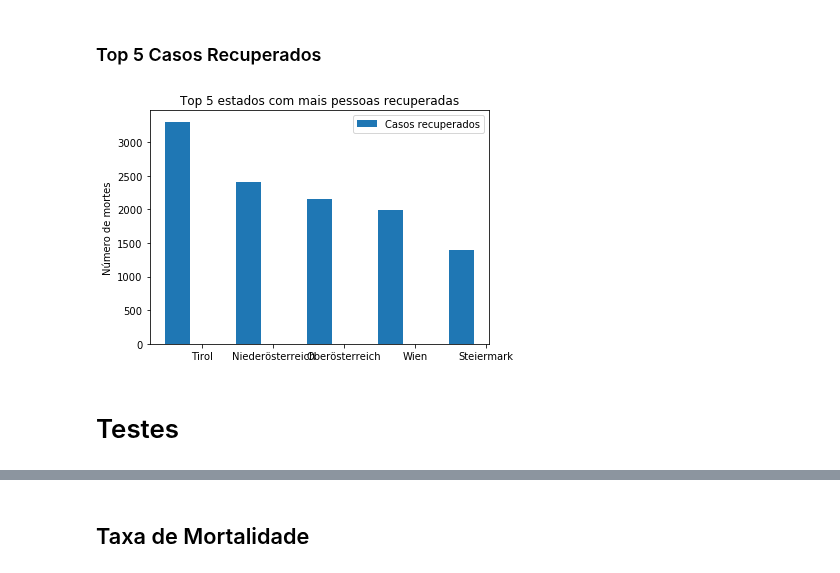
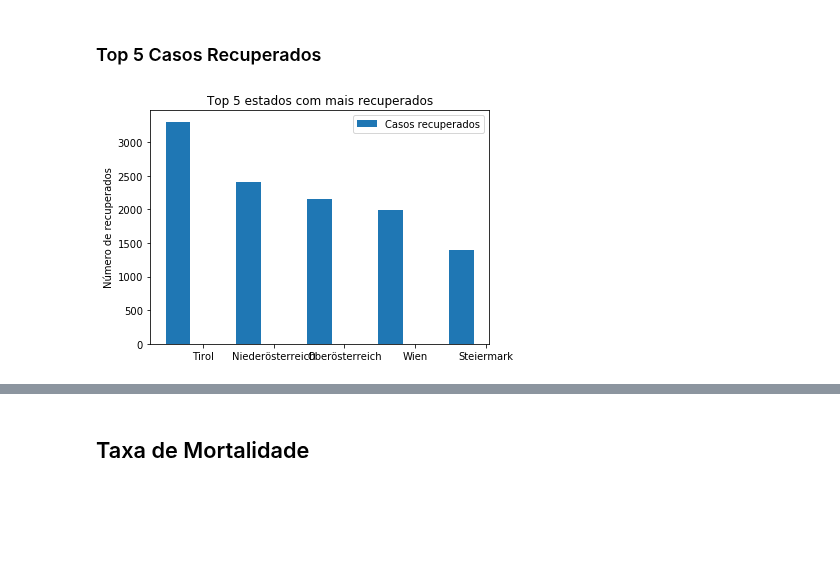
Before and after one commit to MarcelodeFreitas/Epidemiology, a Jupyter notebook: Study Cases/AUSTRIA/COVID-19_Austria_statistics.ipynb, the cells around one changed output, grey strips where cells are left out. Cells and saved outputs as stored; diff of their text form; code cells hidden in the pictures; blank space fills up the shorter version.

```diff
--- a/Study Cases/AUSTRIA/COVID-19_Austria_statistics.ipynb
+++ b/Study Cases/AUSTRIA/COVID-19_Austria_statistics.ipynb
@@ -271,21 +271,19 @@ plt.show()
 # %%
 delta1 = [top5recovered[0]['Recovered'],top5recovered[1]['Recovered'],top5recovered[2]['Recovered'],top5recovered[3]['Recovered'],top5recovered[4]['Recovered']]
 states = [top5recovered[0]['Name'],top5recovered[1]['Name'],top5recovered[2]['Name'],top5recovered[3]['Name'],top5recovered[4]['Name']]
 
 fig, ax = plt.subplots()
 index = np.arange(5)
 bar_width = 0.35
 
 rects1 = plt.bar(index, delta1, bar_width, label='Casos recuperados')
 
-plt.ylabel('Número de mortes')
-plt.title('Top 5 estados com mais pessoas recuperadas')
+plt.ylabel('Número de recuperados')
+plt.title('Top 5 estados com mais recuperados')
 plt.xticks(index + bar_width,states,)
 plt.legend()
 
 plt.tight_layout()
 plt.show()
 # %% [output]
-[figure, old version]
+[figure, new version]
-# %% [markdown]
-# Testes
```
Also changed, not shown: parts of 7 cells of this notebook.
